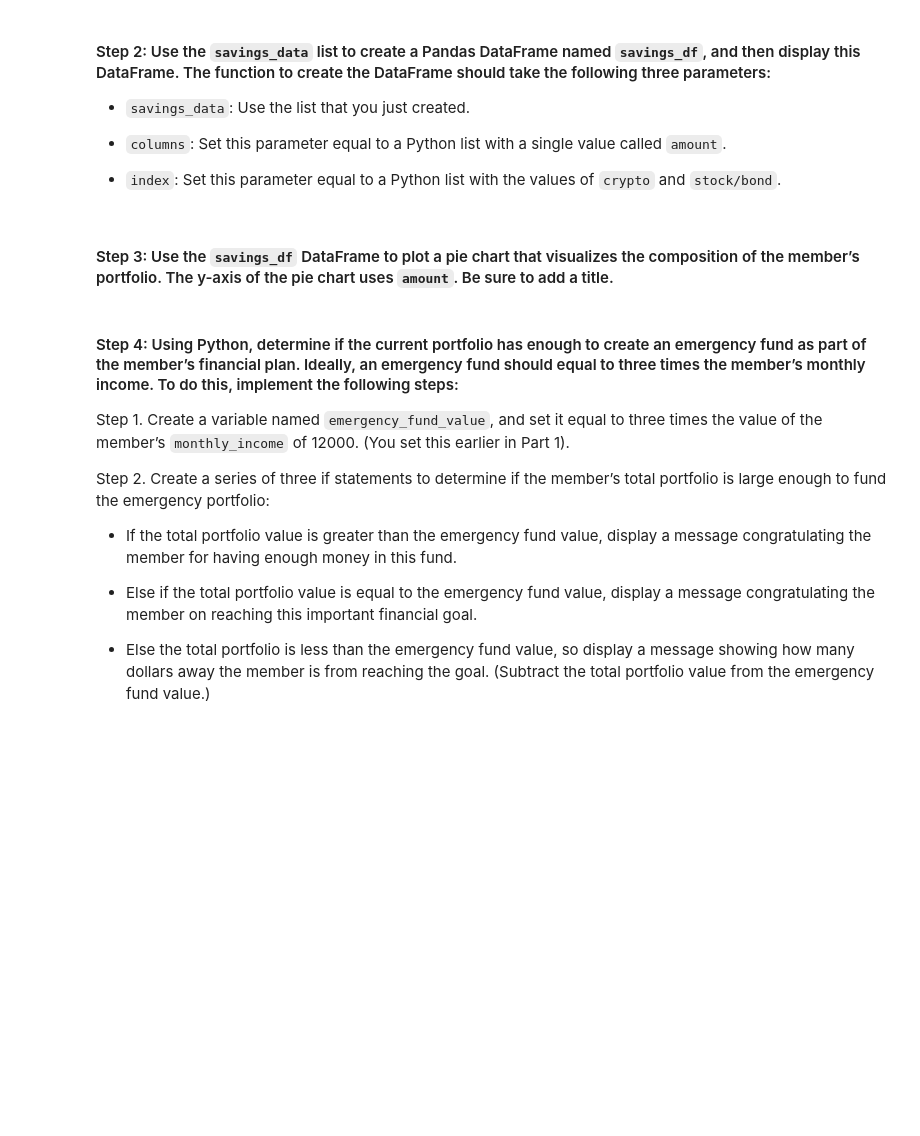
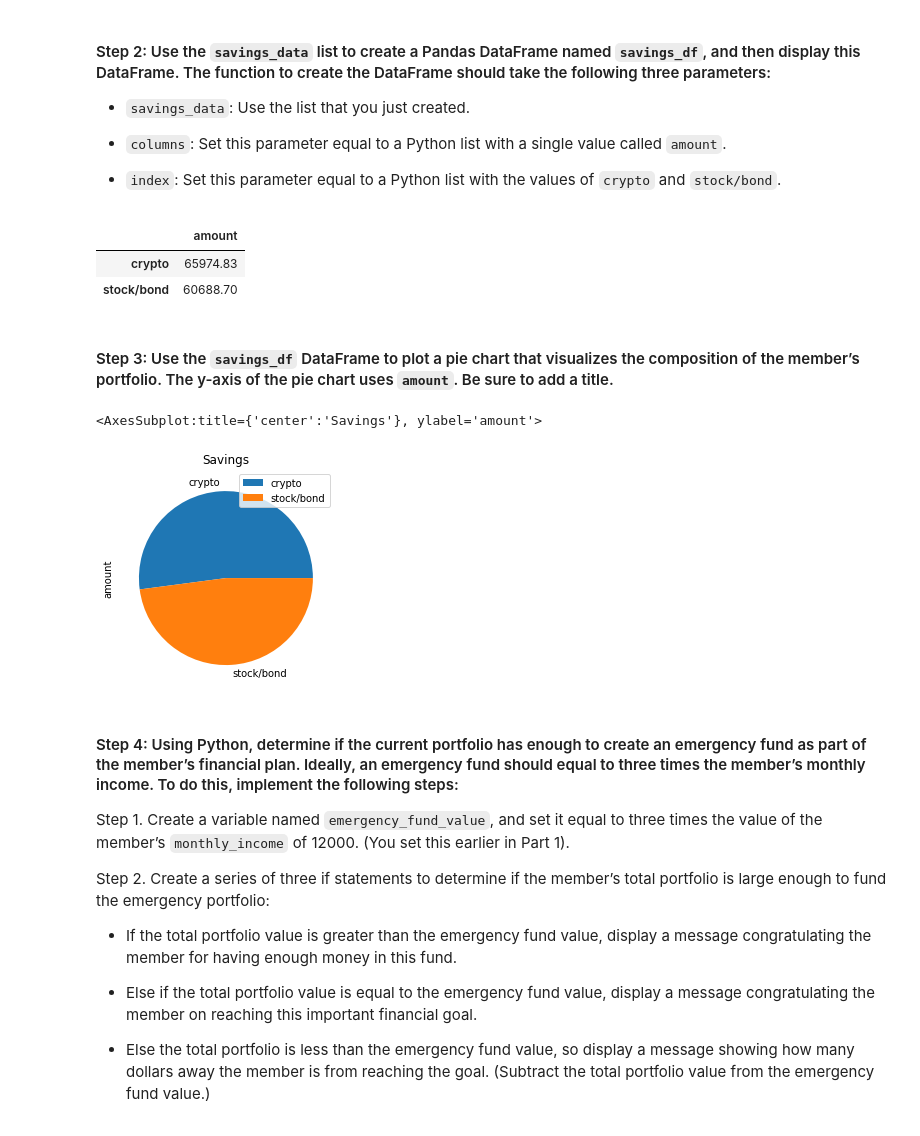
Before and after one commit to danicavalera/Financial_Planning, a Jupyter notebook: Assignment/financial_planning_tools.ipynb, the cells around one changed output. Cells and saved outputs as stored; diff of their text form; code cells hidden in the pictures; blank space fills up the shorter version.

```diff
--- a/Assignment/financial_planning_tools.ipynb
+++ b/Assignment/financial_planning_tools.ipynb
@@ -317,7 +321,7 @@ In this section, you’ll use the valuations for the cryptocurrency wallet and f
 #### Step 1: Create a Python list named `savings_data` that has two elements. The first element contains the total value of the cryptocurrency wallet. The second element contains the total value of the stock and bond portions of the portfolio.
 # %%
 # Consolidate financial assets data into a Python list
-# YOUR CODE HERE
+savings_data = [total_crypto_wallet, total_stocks_bonds]
 
 # Review the Python list savings_data
-# YOUR CODE HERE
+savings_data
@@ -331,15 +337,22 @@ In this section, you’ll use the valuations for the cryptocurrency wallet and f
 - `index`: Set this parameter equal to a Python list with the values of `crypto` and `stock/bond`.
 # %%
 # Create a Pandas DataFrame called savings_df
-# YOUR CODE HERE
+savings_df = pd.DataFrame(savings_data, index=['crypto','stock/bond'], columns=['amount'])
 
 # Display the savings_df DataFrame
-# YOUR CODE HERE
+savings_df
+# %% [output]
+|  | amount |
+| crypto | 65974.83 |
+| stock/bond | 60688.70 |
 # %% [markdown]
 #### Step 3: Use the `savings_df` DataFrame to plot a pie chart that visualizes the composition of the member’s portfolio. The y-axis of the pie chart uses `amount`. Be sure to add a title.
 # %%
 # Plot the total value of the member's portfolio (crypto and stock/bond) in a pie chart
-# YOUR CODE HERE
+savings_df.plot(kind="pie", y='amount', title='Savings')
+# %% [output]
+<AxesSubplot:title={'center':'Savings'}, ylabel='amount'>
+[figure, added]
 # %% [markdown]
 #### Step 4: Using Python, determine if the current portfolio has enough to create an emergency fund as part of the member’s financial plan. Ideally, an emergency fund should equal to three times the member’s monthly income. To do this, implement the following steps:
 
```
Also changed, not shown: parts of 24 cells of this notebook.
